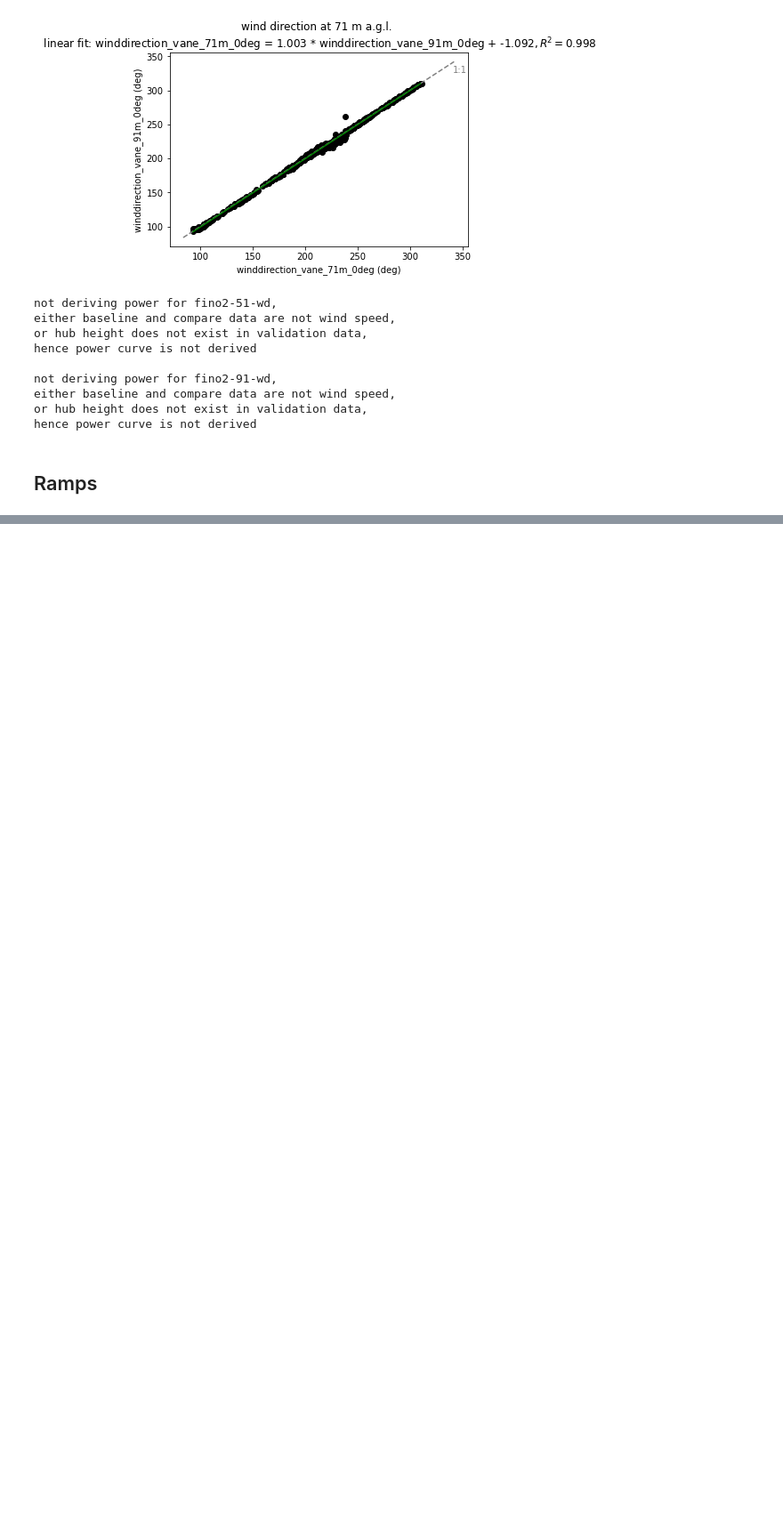
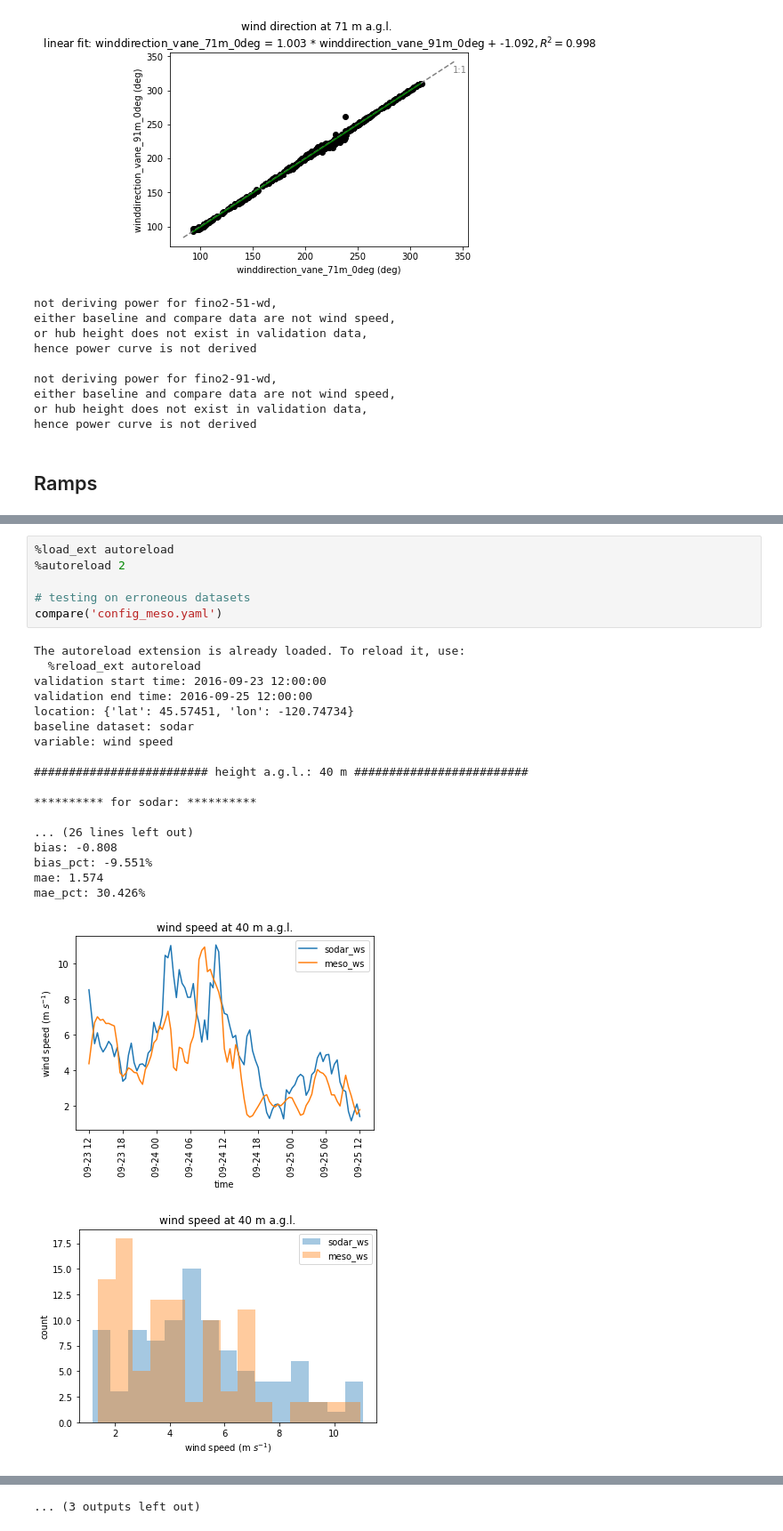
Before and after one commit to joejoeyjoseph/i-validate, a Jupyter notebook: notebooks/z_demo_submissions.ipynb, the cells around one changed output, grey strips where cells are left out. Shown at 89% size. Cells and saved outputs as stored; diff of their text form; blank space fills up the shorter version.

```diff
--- a/notebooks/z_demo_submissions.ipynb
+++ b/notebooks/z_demo_submissions.ipynb
@@ -490,0 +491,26 @@ mae_pct: 46.064%
+# %%
+%load_ext autoreload
+%autoreload 2
+
+# testing on erroneous datasets
+compare('config_meso.yaml')
+# %% [output]
+The autoreload extension is already loaded. To reload it, use:
+  %reload_ext autoreload
+validation start time: 2016-09-23 12:00:00
+validation end time: 2016-09-25 12:00:00
+location: {'lat': 45.57451, 'lon': -120.74734}
+baseline dataset: sodar
+variable: wind speed
+
+######################### height a.g.l.: 40 m #########################
+
+********** for sodar: **********
+
+... (26 lines left out)
+bias: -0.808
+bias_pct: -9.551%
+mae: 1.574
+mae_pct: 30.426%
+[figure, added]
+[figure, added]
@@ -490,0 +558 @@ mae_pct: 46.064%
+... (3 outputs left out)
```
Also changed, not shown: parts of 22 cells of this notebook, 6 other files.
